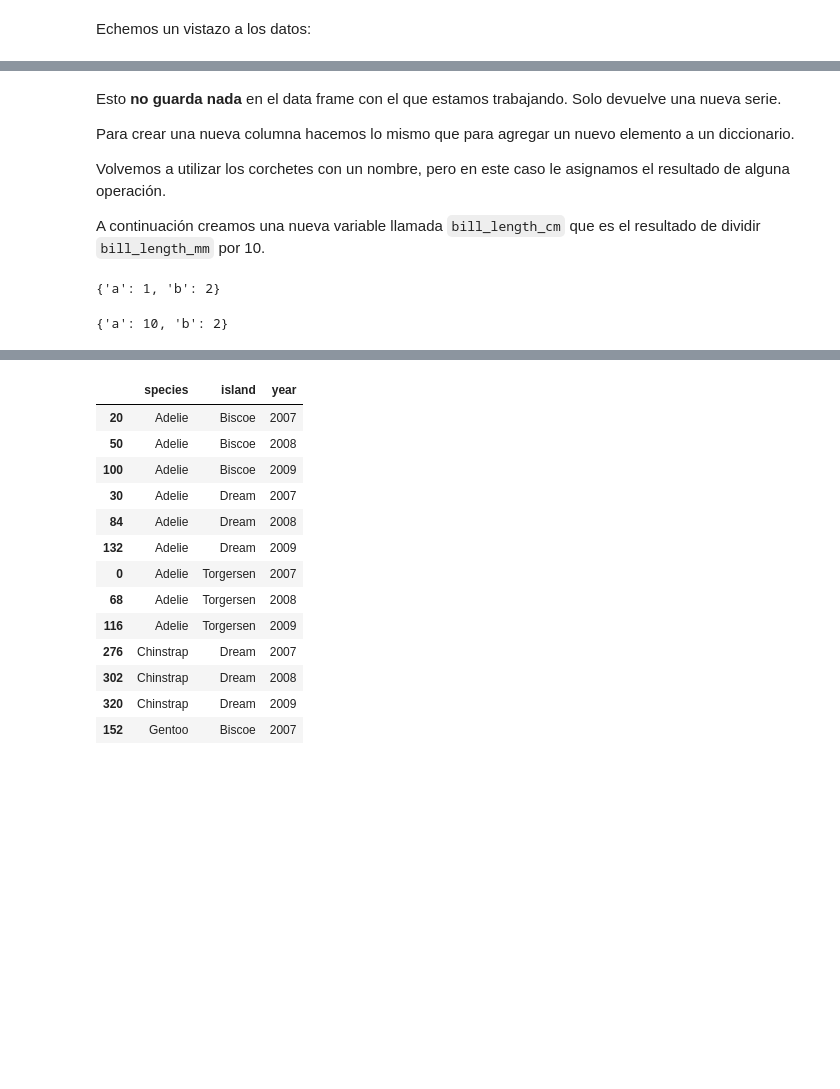
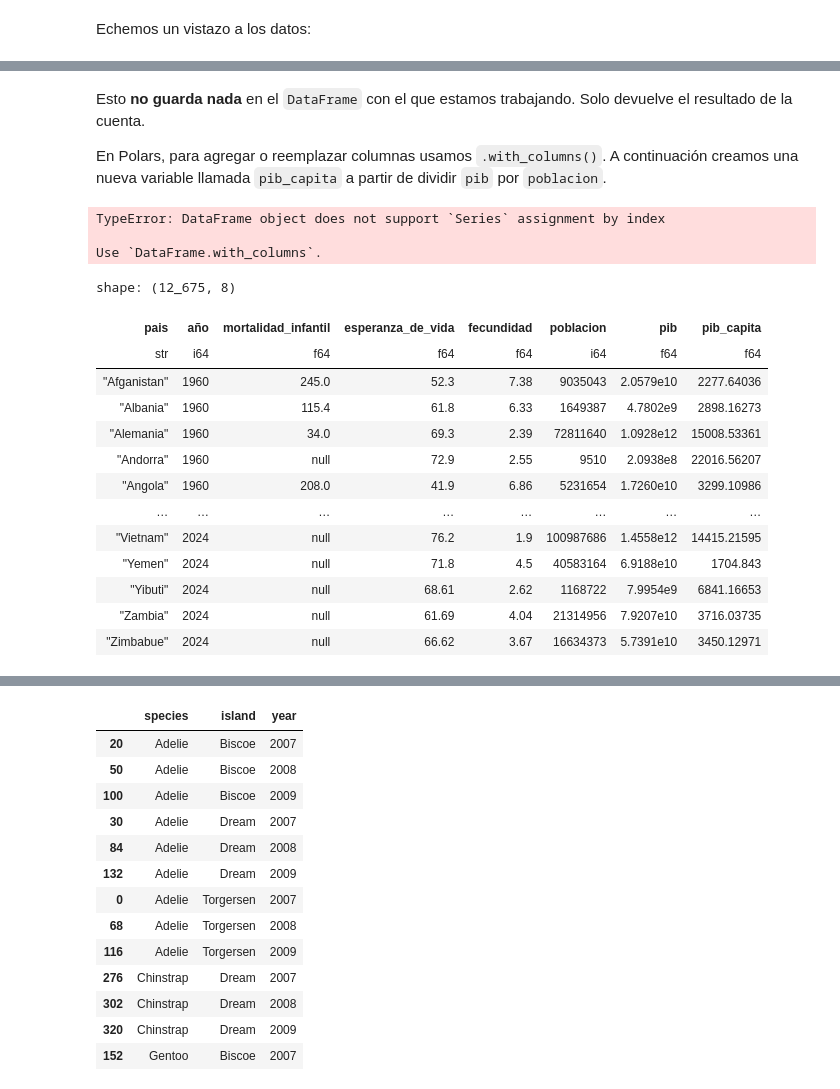
Before and after one commit to ee-unr/programacion-python, a Jupyter notebook: teoria/04_analisis_datos/04_polars.ipynb, the cells around one changed output, grey strips where cells are left out. Drawn from its saved outputs; the diff is of its cells as text; code cells hidden in the pictures; blank space fills up the shorter version.

```diff
--- a/teoria/04_analisis_datos/04_polars.ipynb
+++ b/teoria/04_analisis_datos/04_polars.ipynb
@@ -794,4 +449,0 @@ Y volvamos a cargar los datos de la clase anterior (recordemos que en Google Col
-# %%
-datos = pd.read_csv("palmerpenguins.csv")
-#datos = pd.read_csv("sample_data/palmerpenguins.csv")
-datos.head()
@@ -1806,20 +989,31 @@ datos.head()
 # %% [markdown]
-Esto **no guarda nada** en el data frame con el que estamos trabajando. Solo devuelve una nueva serie.
+Esto **no guarda nada** en el `DataFrame` con el que estamos trabajando. Solo devuelve el resultado de la cuenta.
 
-Para crear una nueva columna hacemos lo mismo que para agregar un nuevo elemento a un diccionario.
-
-Volvemos a utilizar los corchetes con un nombre, pero en este caso le asignamos el resultado de alguna operación.
-
-A continuación creamos una nueva variable llamada `bill_length_cm` que es el resultado de dividir `bill_length_mm` por 10.
+En Polars, para agregar o reemplazar columnas usamos `.with_columns()`. A continuación creamos una nueva variable llamada `pib_capita` a partir de dividir `pib` por `poblacion`.
-# %%
-ejemplo_dict = {"a": 1, "b": 2}
-ejemplo_dict
-# %% [output]
-{'a': 1, 'b': 2}
-# %%
-ejemplo_dict["a"] = 10
-ejemplo_dict
-# %% [output]
-{'a': 10, 'b': 2}
-# %%
-datos["bill_length_cm"] = datos["bill_length_mm"] / 10
+# %%
+datos.with_columns(
+    pib_capita=pl.col("pib") / pl.col("poblacion")
+)
+# %% [output]
+TypeError: DataFrame object does not support `Series` assignment by index
+
+Use `DataFrame.with_columns`.
+# %%
+datos.with_columns(
+    (pl.col("pib") / pl.col("poblacion")).alias("pib_capita")
+)
+# %% [output]
+shape: (12_675, 8)
+| pais | año | mortalidad_infantil | esperanza_de_vida | fecundidad | poblacion | pib | pib_capita |
+| str | i64 | f64 | f64 | f64 | i64 | f64 | f64 |
+| "Afganistan" | 1960 | 245.0 | 52.3 | 7.38 | 9035043 | 2.0579e10 | 2277.64036 |
+| "Albania" | 1960 | 115.4 | 61.8 | 6.33 | 1649387 | 4.7802e9 | 2898.16273 |
+| "Alemania" | 1960 | 34.0 | 69.3 | 2.39 | 72811640 | 1.0928e12 | 15008.53361 |
+| "Andorra" | 1960 | null | 72.9 | 2.55 | 9510 | 2.0938e8 | 22016.56207 |
+| "Angola" | 1960 | 208.0 | 41.9 | 6.86 | 5231654 | 1.7260e10 | 3299.10986 |
+| … | … | … | … | … | … | … | … |
+| "Vietnam" | 2024 | null | 76.2 | 1.9 | 100987686 | 1.4558e12 | 14415.21595 |
+| "Yemen" | 2024 | null | 71.8 | 4.5 | 40583164 | 6.9188e10 | 1704.843 |
+| "Yibuti" | 2024 | null | 68.61 | 2.62 | 1168722 | 7.9954e9 | 6841.16653 |
+| "Zambia" | 2024 | null | 61.69 | 4.04 | 21314956 | 7.9207e10 | 3716.03735 |
+| "Zimbabue" | 2024 | null | 66.62 | 3.67 | 16634373 | 5.7391e10 | 3450.12971 |
```
Also changed, not shown: parts of 369 cells of this notebook, 2 other files.
